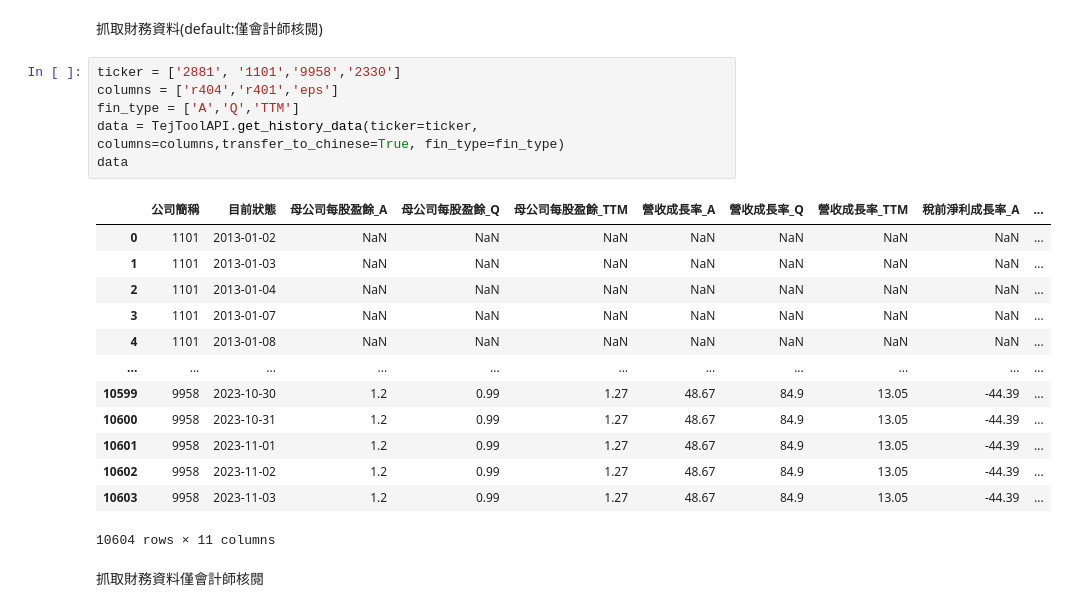
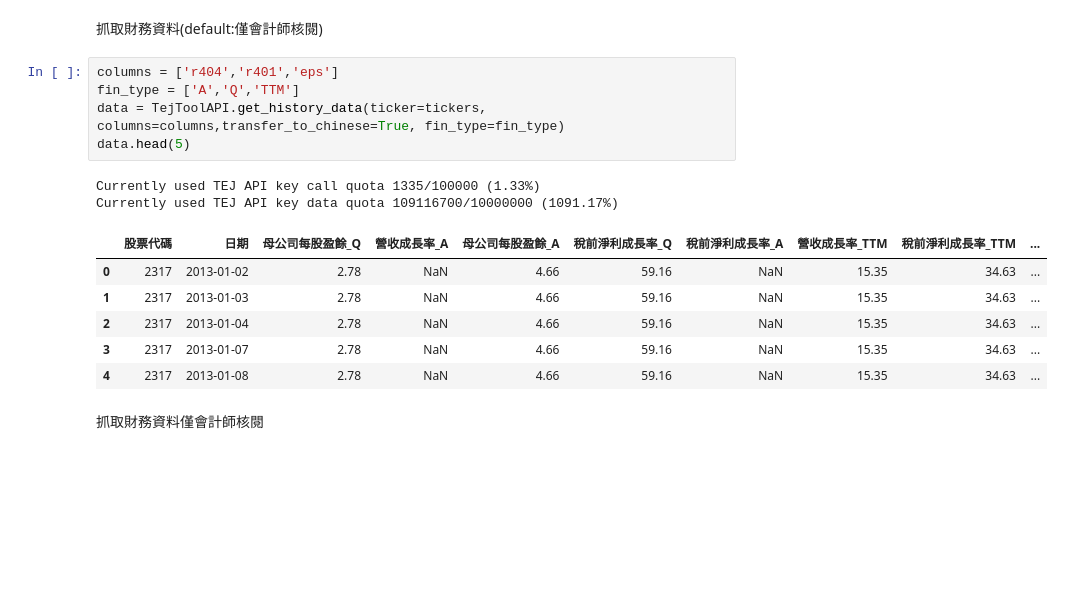
Before and after one commit to tejtw/TQuant-Lab, a Jupyter notebook: lecture/Data Preprocess - tejtoolapi.ipynb, the cells around one changed output. Drawn from its saved outputs; the diff is of its cells as text; blank space fills up the shorter version.

```diff
--- a/lecture/Data Preprocess - tejtoolapi.ipynb
+++ b/lecture/Data Preprocess - tejtoolapi.ipynb
@@ -336,25 +264,19 @@ data
 # %% [markdown]
 抓取財務資料(default:僅會計師核閱)
 # %%
-ticker = ['2881', '1101','9958','2330']
 columns = ['r404','r401','eps']
 fin_type = ['A','Q','TTM']
-data = TejToolAPI.get_history_data(ticker=ticker, columns=columns,transfer_to_chinese=True, fin_type=fin_type)
-data
+data = TejToolAPI.get_history_data(ticker=tickers, columns=columns,transfer_to_chinese=True, fin_type=fin_type)
+data.head(5)
 # %% [output]
+Currently used TEJ API key call quota 1335/100000 (1.33%)
+Currently used TEJ API key data quota 109116700/10000000 (1091.17%)
-|  | 公司簡稱 | 目前狀態 | 母公司每股盈餘_A | 母公司每股盈餘_Q | 母公司每股盈餘_TTM | 營收成長率_A | 營收成長率_Q | 營收成長率_TTM | 稅前淨利成長率_A | ... |
-| 0 | 1101 | 2013-01-02 | NaN | NaN | NaN | NaN | NaN | NaN | NaN | ... |
-| 1 | 1101 | 2013-01-03 | NaN | NaN | NaN | NaN | NaN | NaN | NaN | ... |
-| 2 | 1101 | 2013-01-04 | NaN | NaN | NaN | NaN | NaN | NaN | NaN | ... |
-| 3 | 1101 | 2013-01-07 | NaN | NaN | NaN | NaN | NaN | NaN | NaN | ... |
-| 4 | 1101 | 2013-01-08 | NaN | NaN | NaN | NaN | NaN | NaN | NaN | ... |
-| ... | ... | ... | ... | ... | ... | ... | ... | ... | ... | ... |
-| 10599 | 9958 | 2023-10-30 | 1.2 | 0.99 | 1.27 | 48.67 | 84.9 | 13.05 | -44.39 | ... |
-| 10600 | 9958 | 2023-10-31 | 1.2 | 0.99 | 1.27 | 48.67 | 84.9 | 13.05 | -44.39 | ... |
-| 10601 | 9958 | 2023-11-01 | 1.2 | 0.99 | 1.27 | 48.67 | 84.9 | 13.05 | -44.39 | ... |
-| 10602 | 9958 | 2023-11-02 | 1.2 | 0.99 | 1.27 | 48.67 | 84.9 | 13.05 | -44.39 | ... |
-| 10603 | 9958 | 2023-11-03 | 1.2 | 0.99 | 1.27 | 48.67 | 84.9 | 13.05 | -44.39 | ... |
+|  | 股票代碼 | 日期 | 母公司每股盈餘_Q | 營收成長率_A | 母公司每股盈餘_A | 稅前淨利成長率_Q | 稅前淨利成長率_A | 營收成長率_TTM | 稅前淨利成長率_TTM | ... |
+| 0 | 2317 | 2013-01-02 | 2.78 | NaN | 4.66 | 59.16 | NaN | 15.35 | 34.63 | ... |
+| 1 | 2317 | 2013-01-03 | 2.78 | NaN | 4.66 | 59.16 | NaN | 15.35 | 34.63 | ... |
+| 2 | 2317 | 2013-01-04 | 2.78 | NaN | 4.66 | 59.16 | NaN | 15.35 | 34.63 | ... |
+| 3 | 2317 | 2013-01-07 | 2.78 | NaN | 4.66 | 59.16 | NaN | 15.35 | 34.63 | ... |
+| 4 | 2317 | 2013-01-08 | 2.78 | NaN | 4.66 | 59.16 | NaN | 15.35 | 34.63 | ... |
-10604 rows × 11 columns
 # %% [markdown]
 抓取財務資料僅會計師核閱
 # %%
```
Also changed, not shown: parts of 16 cells of this notebook, 1 other file.
